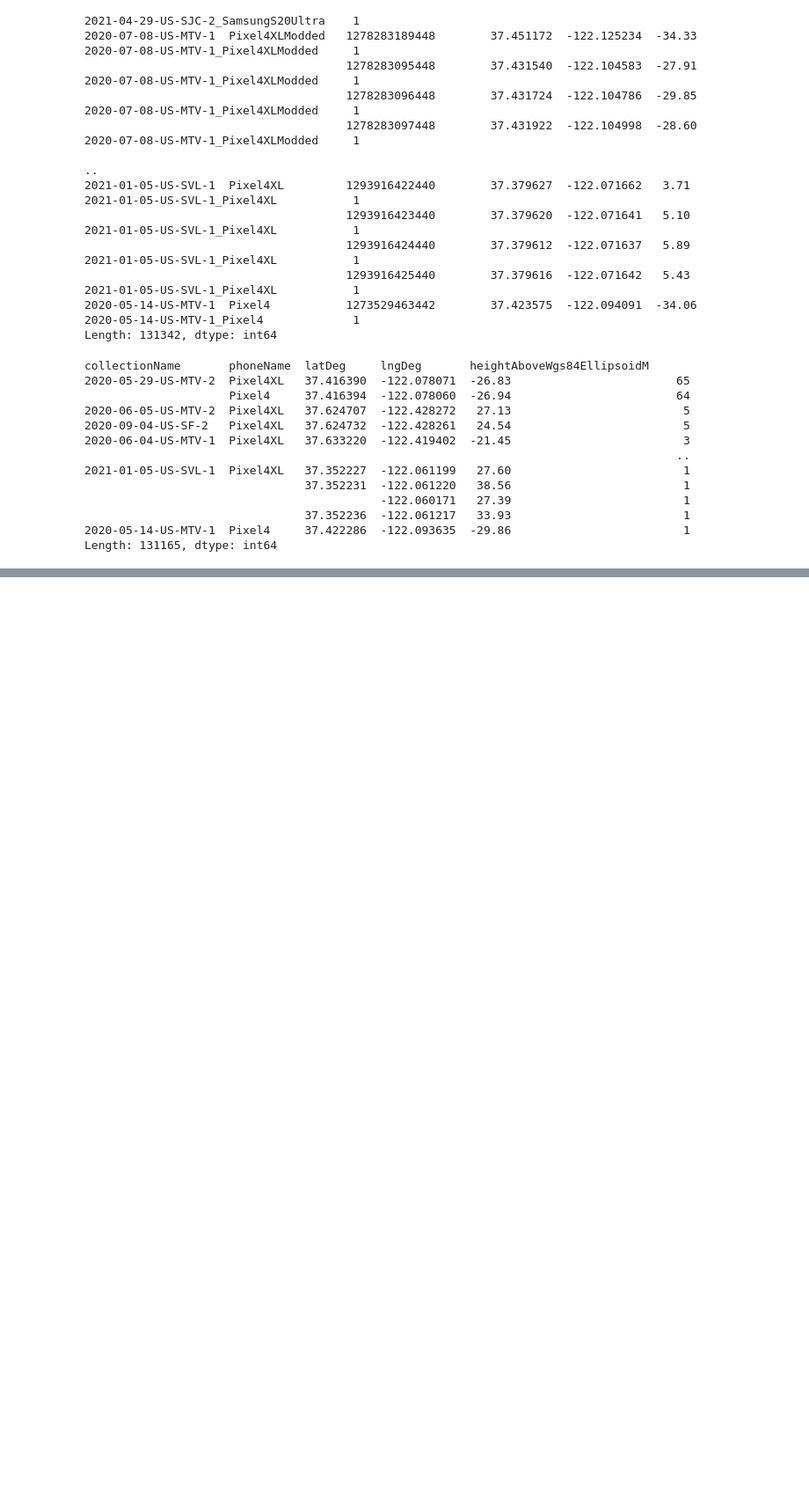
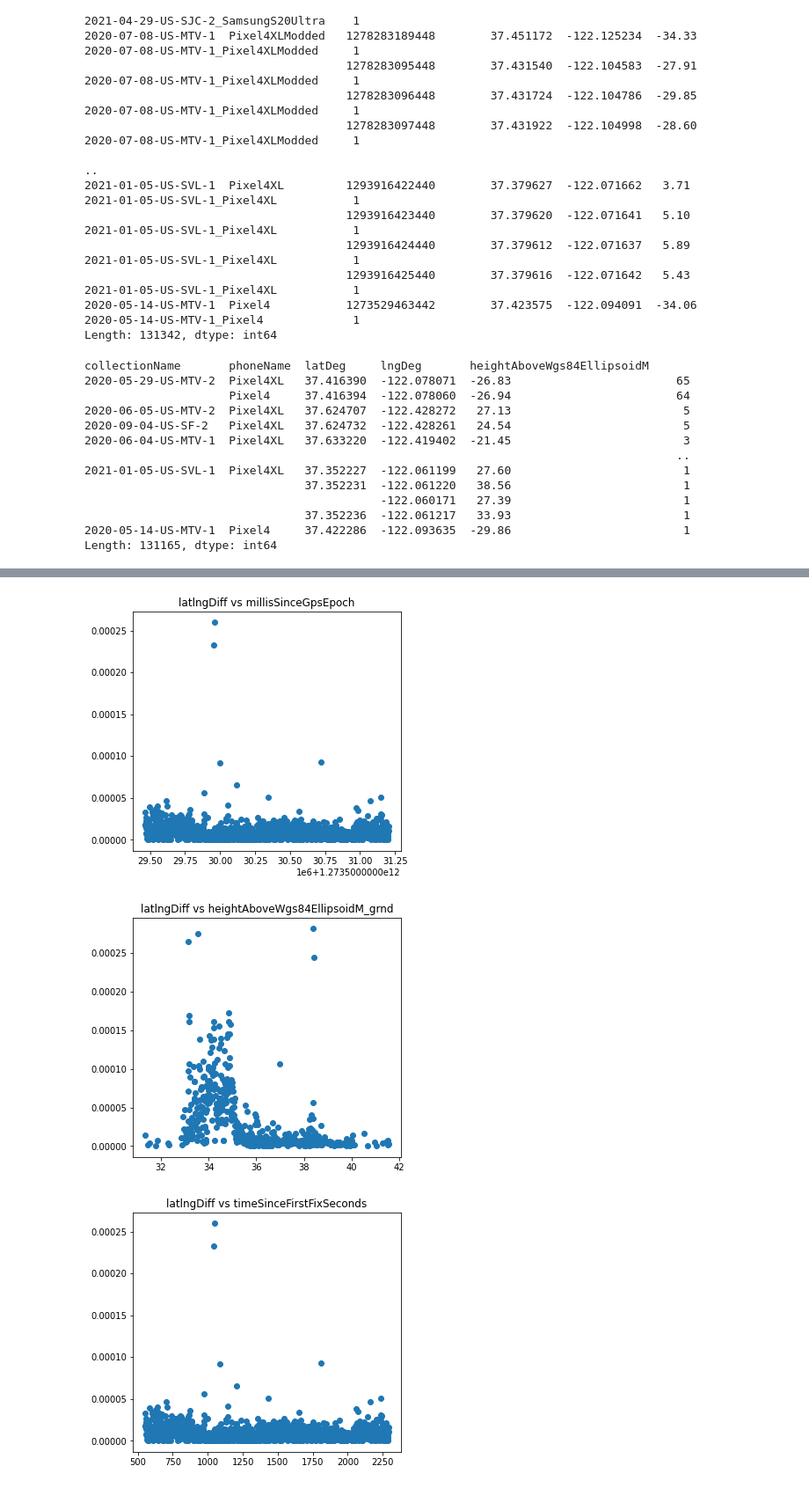
Before and after one commit to shacharhelmer/GNSS-Google, a Jupyter notebook: shachar-dev.ipynb, the cells around one changed output, grey strips where cells are left out. Shown at 88% size. Saved outputs shown, nothing was run; the diff lists cells and outputs as text; code cells hidden in the pictures; blank space fills up the shorter version.

```diff
--- a/shachar-dev.ipynb
+++ b/shachar-dev.ipynb
@@ -74,0 +119,15 @@ Length: 131165, dtype: int64
+# %%
+def plot_sum_on_column(data, group_column, sum_column='latlngDiff'):
+    diff_plot_data = target[[sum_column, group_column]].groupby(group_column).sum(sum_column)
+    diff_plot_data = diff_plot_data.reset_index()
+    plt.figure(figsize=(12,5))
+    plt.subplot(121); plt.title(f'{sum_column} vs {group_column}');
+    plt.scatter(diff_plot_data[group_column], diff_plot_data[sum_column])
+# %%
+plot_diff_columns = ['millisSinceGpsEpoch', 'heightAboveWgs84EllipsoidM_grnd', 'timeSinceFirstFixSeconds', 'hDop', 'vDop', 'speedMps', 'courseDegree', 'heightAboveWgs84EllipsoidM_bsln']
+for c in plot_diff_columns:
+    plot_sum_on_column(target, c)
+# %% [output]
+[figure, added]
+[figure, added]
+[figure, added]
```
Also changed, not shown: parts of 11 cells of this notebook.
